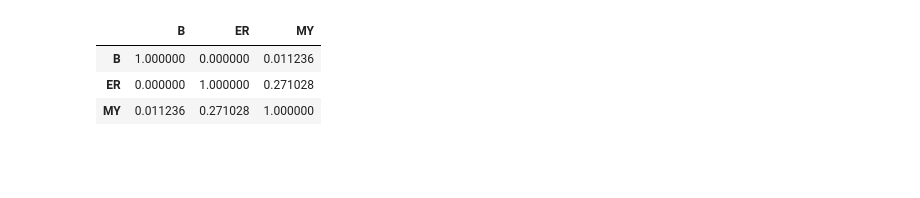
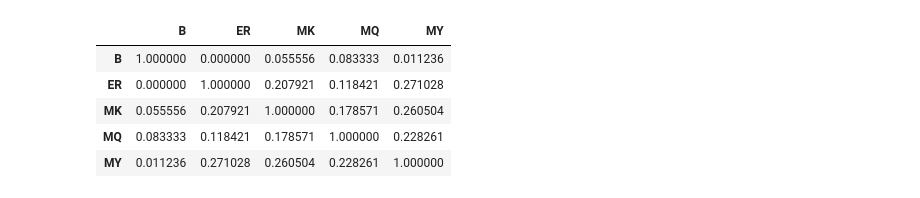
Before and after one commit to parashardhapola/bartide, a Jupyter notebook: notebooks/2_multi_sample_comparison.ipynb, the cells around one changed output. Saved outputs shown, nothing was run; the diff lists cells and outputs as text; code cells hidden in the pictures; blank space fills up the shorter version.

```diff
--- a/notebooks/2_multi_sample_comparison.ipynb
+++ b/notebooks/2_multi_sample_comparison.ipynb
@@ -97,10 +135,12 @@ analyzer.plot_stacked(fig_size=(4,3), save_name='./images/stacked_plot.png')
 # %%
-analyzer.calc_overlap(corrected=True)
+analyzer.calc_pairwise_overlap(corrected=True)
 # %% [output]
-|  | B | ER | MY |
-| B | 1.000000 | 0.000000 | 0.011236 |
-| ER | 0.000000 | 1.000000 | 0.271028 |
-| MY | 0.011236 | 0.271028 | 1.000000 |
+|  | B | ER | MK | MQ | MY |
+| B | 1.000000 | 0.000000 | 0.055556 | 0.083333 | 0.011236 |
+| ER | 0.000000 | 1.000000 | 0.207921 | 0.118421 | 0.271028 |
+| MK | 0.055556 | 0.207921 | 1.000000 | 0.178571 | 0.260504 |
+| MQ | 0.083333 | 0.118421 | 0.178571 | 1.000000 | 0.228261 |
+| MY | 0.011236 | 0.271028 | 0.260504 | 0.228261 | 1.000000 |
 # %%
 analyzer.plot_overlap_heatmap(fig_size=(4,4), save_name='./images/overlap_heatmap.png')
 # %% [output]
```
Also changed, not shown: parts of 14 cells of this notebook, 27 other files.
